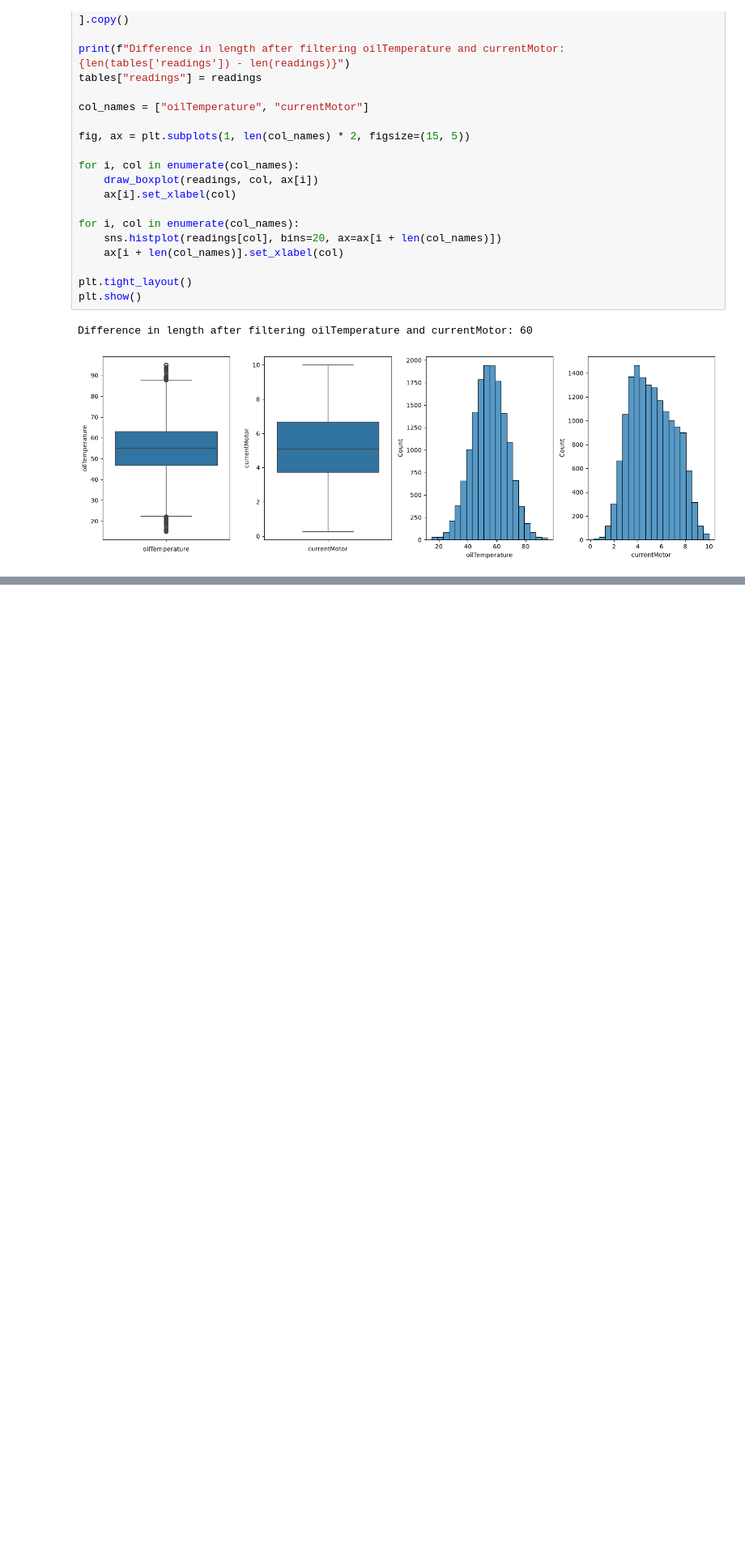
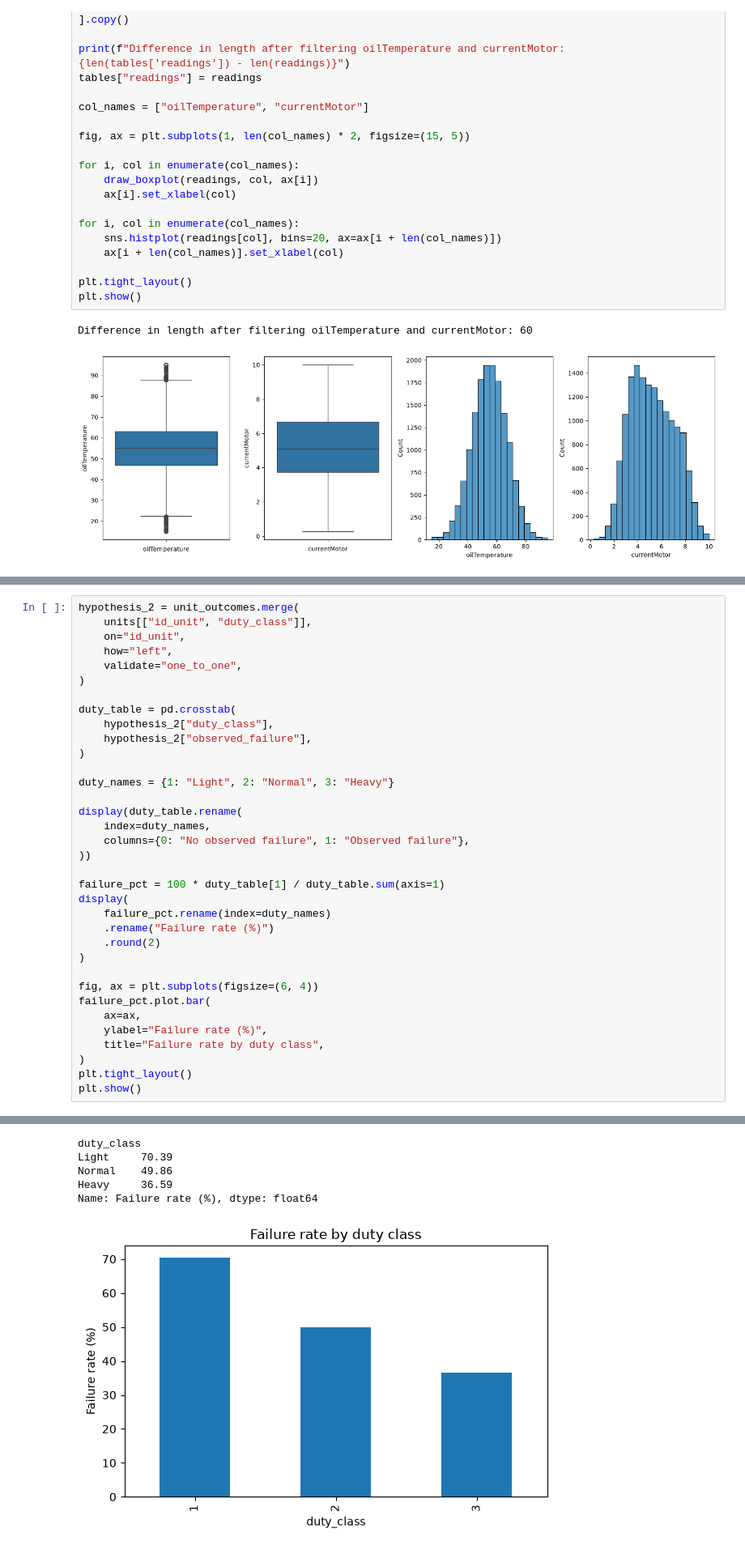
Before and after one commit to yegor-vin/Intelligent-data-analysis--project, a Jupyter notebook: phase-1-2.ipynb, the cells around one changed output, grey strips where cells are left out. Shown at 81% size. Saved outputs shown, nothing was run; the diff lists cells and outputs as text; blank space fills up the shorter version.

```diff
--- a/phase-1-2.ipynb
+++ b/phase-1-2.ipynb
@@ -657,0 +1009,36 @@ Difference in length after filtering oilTemperature and currentMotor: 60
+# %%
+hypothesis_2 = unit_outcomes.merge(
+    units[["id_unit", "duty_class"]],
+    on="id_unit",
+    how="left",
+    validate="one_to_one",
+)
+
+duty_table = pd.crosstab(
+    hypothesis_2["duty_class"],
+    hypothesis_2["observed_failure"],
+)
+
+duty_names = {1: "Light", 2: "Normal", 3: "Heavy"}
+
+display(duty_table.rename(
+    index=duty_names,
+    columns={0: "No observed failure", 1: "Observed failure"},
+))
+
+failure_pct = 100 * duty_table[1] / duty_table.sum(axis=1)
+display(
+    failure_pct.rename(index=duty_names)
+    .rename("Failure rate (%)")
+    .round(2)
+)
+
+fig, ax = plt.subplots(figsize=(6, 4))
+failure_pct.plot.bar(
+    ax=ax,
+    ylabel="Failure rate (%)",
+    title="Failure rate by duty class",
+)
+plt.tight_layout()
+plt.show()
+# %% [output]
@@ -657,0 +1050,6 @@ Difference in length after filtering oilTemperature and currentMotor: 60
+duty_class
+Light     70.39
+Normal    49.86
+Heavy     36.59
+Name: Failure rate (%), dtype: float64
+[figure, added]
```
Also changed, not shown: parts of 45 cells of this notebook.
